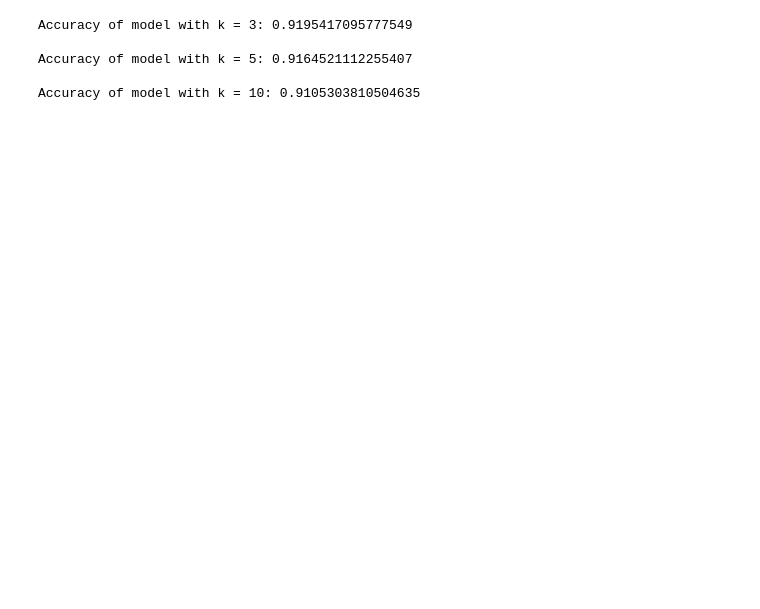
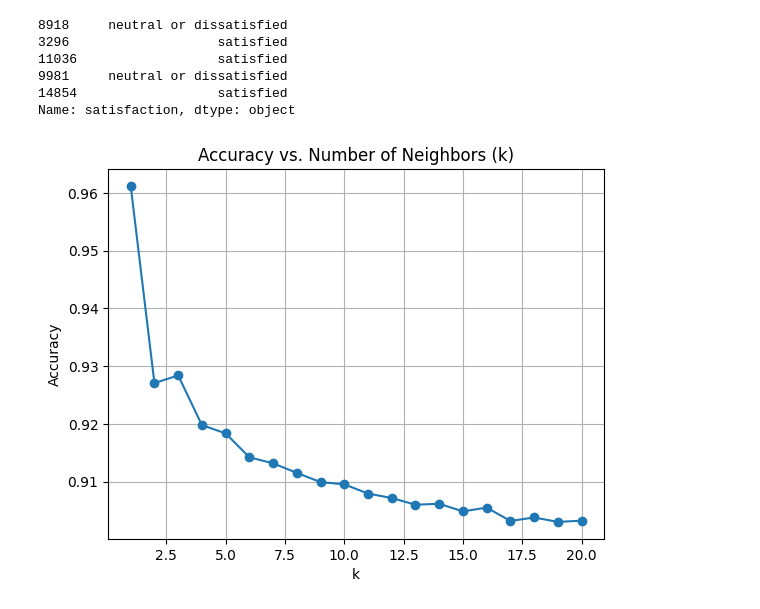
Before and after one commit to Afernan413/CS513_Project, a Jupyter notebook: KNN.ipynb, the cells around one changed output. Drawn from its saved outputs; the diff is of its cells as text; code cells hidden in the pictures; blank space fills up the shorter version.

```diff
--- a/KNN.ipynb
+++ b/KNN.ipynb
@@ -88,19 +82,56 @@ Name: satisfaction, dtype: object
+# %%
+attr = df.drop(columns=['satisfaction', 'id'])
+target = df['satisfaction']
+attr.head()
+categorical_columns = [
+    'Gender',
+    'Customer Type',
+    'Type of Travel',
+    'Class',
+    'Inflight wifi service',
+    'Food and drink',
+    'Seat comfort',
+    'Inflight entertainment',
+    'On-board service',
+    'Leg room service',
+    'Baggage handling',
+    'Checkin service',
+    'Cleanliness',
+    'Online boarding',
+    'Delay Category'
+]
+# Create preprocessor for categorical data
+preprocessor = ColumnTransformer(
+    transformers=[
+        ('cat', OneHotEncoder(), categorical_columns) ])
+
+attr_train, attr_test, target_train,target_test  = train_test_split(attr, target,test_size = 0.3, random_state = 5, shuffle = True)
+target_train.head()
+target_test.head()
+# %% [output]
+8918     neutral or dissatisfied
+3296                   satisfied
+11036                  satisfied
+9981     neutral or dissatisfied
+14854                  satisfied
+Name: satisfaction, dtype: object
 # %%
+from sklearn.neighbors import KNeighborsClassifier
 from sklearn.metrics import accuracy_score
-k_values = [3, 5, 10]
-
+k_values = list(range(1, 21))
+accuracies = []
 for k in k_values:
     knn = KNeighborsClassifier(n_neighbors = k)
-
-    knn.fit(attr_train, target_train)
-    target_pred = knn.predict(attr_test)
-
-    accuracy = accuracy_score(target_test,target_pred )
-    print(f'Accuracy of model with k = {k}: {accuracy}')
-    print('')
+    model = Pipeline(steps=[('preprocessor', preprocessor),
+                        ('classifier', knn)])
+    model.fit(attr_train, target_train)
+    target_pred = model.predict(attr_test)
+    accuracies.append(model.score(attr_train, target_train))
+plt.plot(k_values, accuracies, marker='o')
+plt.title('Accuracy vs. Number of Neighbors (k)')
+plt.xlabel('k')
+plt.ylabel('Accuracy')
+plt.grid(True)
+plt.show()
 # %% [output]
-Accuracy of model with k = 3: 0.9195417095777549
-
-Accuracy of model with k = 5: 0.9164521112255407
-
-Accuracy of model with k = 10: 0.9105303810504635
+[figure, added]
```
Also changed, not shown: parts of 12 cells of this notebook, 1 other file.
